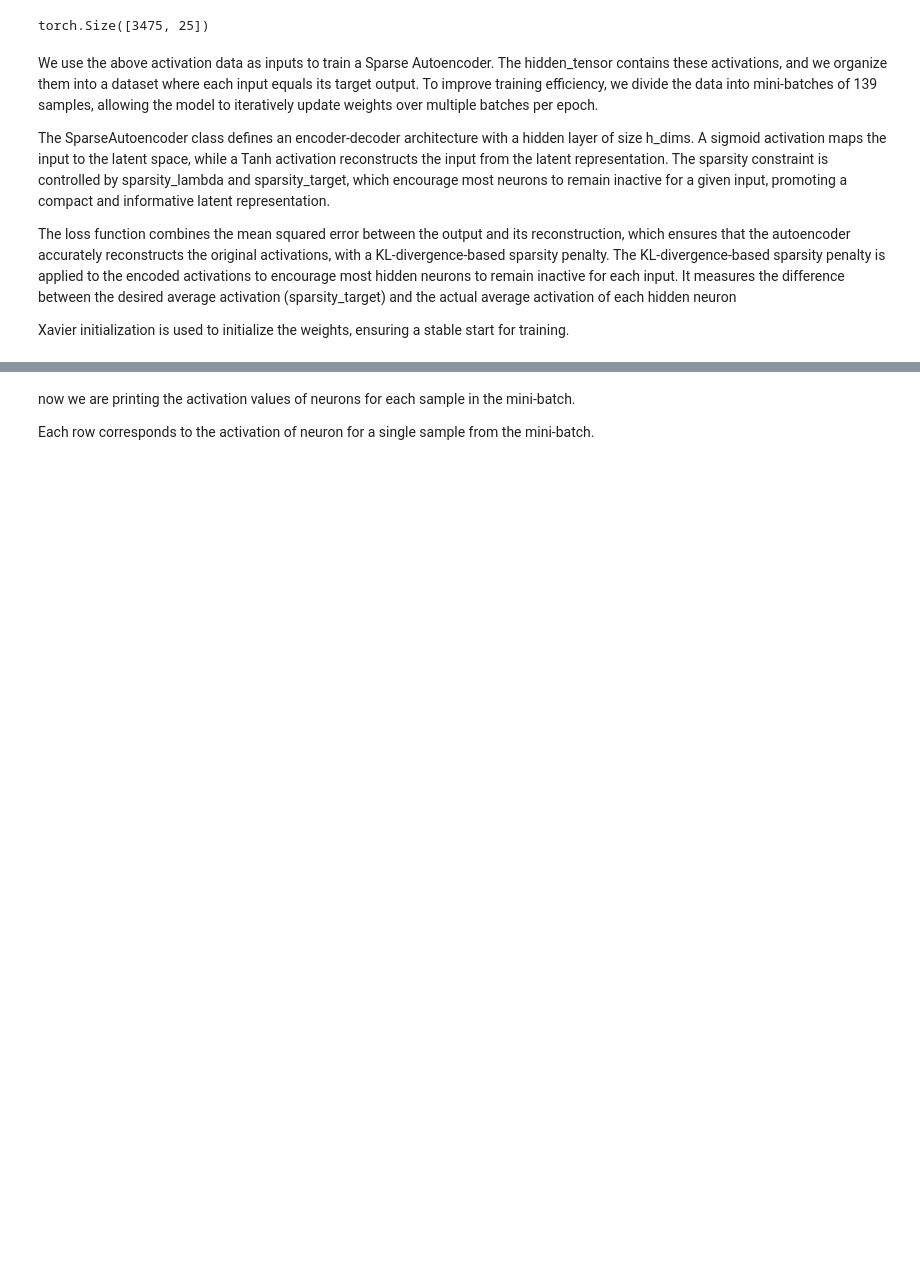
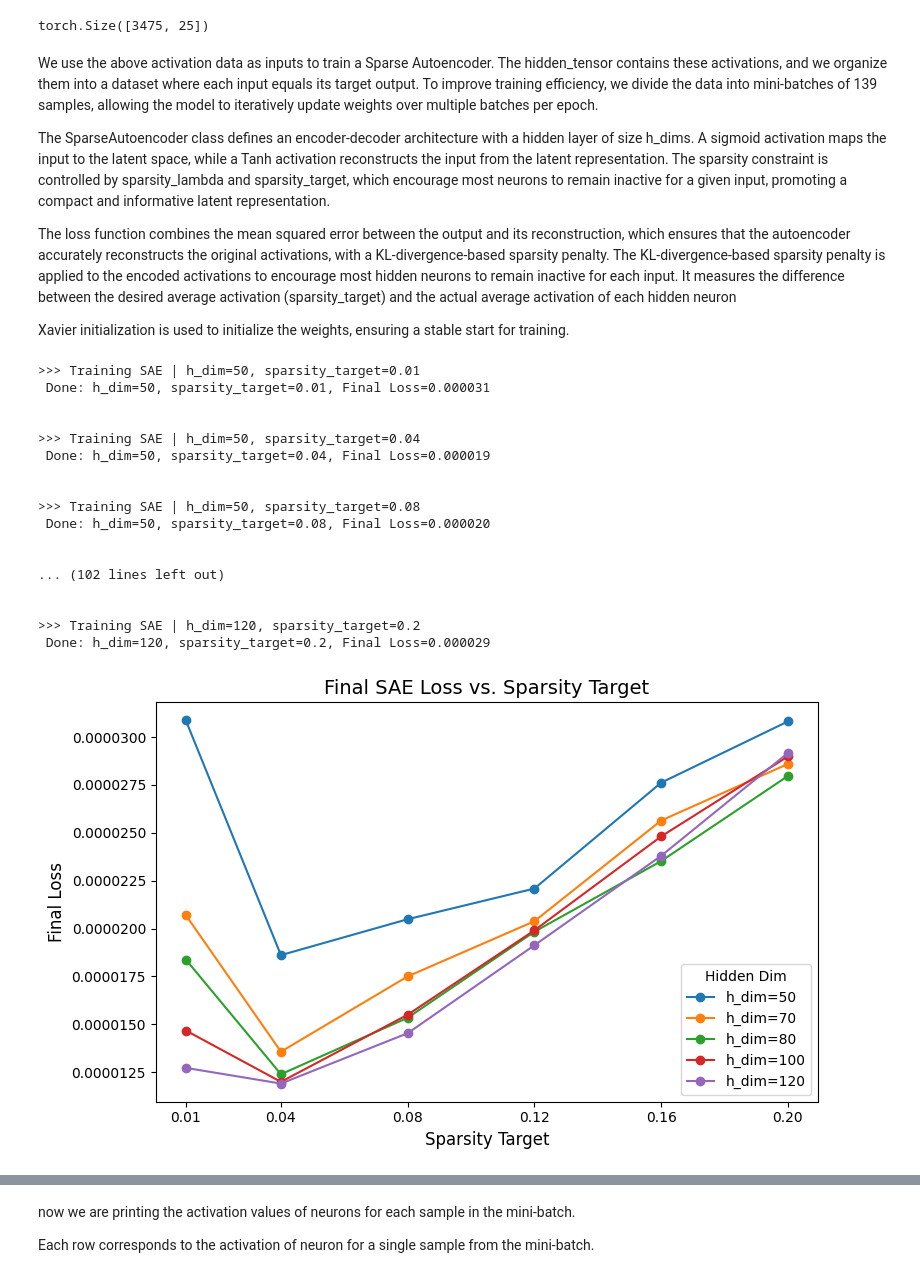
Before and after one commit to Anshu00027/SAE-for-PINNs, a Jupyter notebook: SAE-for-Taylor-Green-Vortex-PINNs.ipynb, the cells around one changed output, grey strips where cells are left out. Saved outputs shown, nothing was run; the diff lists cells and outputs as text; code cells hidden in the pictures; blank space fills up the shorter version.

```diff
--- a/SAE-for-Taylor-Green-Vortex-PINNs.ipynb
+++ b/SAE-for-Taylor-Green-Vortex-PINNs.ipynb
@@ -100,6 +100,83 @@ class SparseAutoencoder(nn.Module):
     def loss_function(self, decoded, x, encoded):
         mse_loss = nn.functional.mse_loss(decoded, x)
         return mse_loss + self.sparsity_penalty(encoded)
+# %%
+# Training SAE for differnet latent dimensions
+
+def train_sae(hidden_tensor, dataloader, h_dim, sparsity_target,
+              sparsity_lambda, lr, n_epochs, device=None):
+    if device is None:
+        device = torch.device('cuda' if torch.cuda.is_available() else 'cpu')
+
+    in_dim = hidden_tensor.shape[1]
+    sae = SparseAutoencoder(in_dim, h_dim, sparsity_lambda, sparsity_target).to(device)
+    optimizer = torch.optim.Adam(sae.parameters(), lr=lr)
+
+    print(f"\n>>> Training SAE | h_dim={h_dim}, sparsity_target={sparsity_target}")
+    for epoch in range(n_epochs):
+        total_loss = 0
+        for batch_x, _ in dataloader:
+            batch_x = batch_x.to(device)
+            optimizer.zero_grad()
+            encoded, decoded = sae(batch_x)
+            loss = sae.loss_function(decoded, batch_x, encoded)
+            loss.backward()
+            optimizer.step()
+            total_loss += loss.item()
+
+    final_loss = total_loss / len(dataloader)
+    print(f" Done: h_dim={h_dim}, sparsity_target={sparsity_target}, Final Loss={final_loss:.6f}\n")
+    return final_loss
+
+# Experiment configurations
+
+h_dims_list = [50,70,80,100,120]      # hidden layer sizes
+sparsity_targets = [0.01,0.04,0.08,0.12,0.16,0.2]   # sparsity targets
+device = torch.device('cuda' if torch.cuda.is_available() else 'cpu')
+
+# Run and store results
+
+results = {}  # store final loss per config
+
+for h_dim in h_dims_list:
+    losses = []
+    for sparsity_target in sparsity_targets:
+        final_loss = train_sae(hidden_tensor, dataloader, h_dim, sparsity_target,
+                               sparsity_lambda=2e-4, lr=1e-3, n_epochs=1000, device=device)
+        losses.append(final_loss)
+    results[h_dim] = losses
+
+# Plot results
+plt.figure(figsize=(8, 5))
+for h_dim, losses in results.items():
+    plt.plot(sparsity_targets, losses, marker='o', label=f'h_dim={h_dim}')
+plt.xlabel('Sparsity Target', fontsize=12)
+plt.ylabel('Final Loss', fontsize=12)
+plt.title('Final SAE Loss vs. Sparsity Target', fontsize=14)
+plt.legend(title='Hidden Dim')
+plt.xticks(sparsity_targets)
+plt.ticklabel_format(axis='y', style='plain')
+plt.tight_layout()
+plt.show()
+# %% [output]
+>>> Training SAE | h_dim=50, sparsity_target=0.01
+ Done: h_dim=50, sparsity_target=0.01, Final Loss=0.000031
+
+
+>>> Training SAE | h_dim=50, sparsity_target=0.04
+ Done: h_dim=50, sparsity_target=0.04, Final Loss=0.000019
+
+
+>>> Training SAE | h_dim=50, sparsity_target=0.08
+ Done: h_dim=50, sparsity_target=0.08, Final Loss=0.000020
+
+
+... (102 lines left out)
+
+
+>>> Training SAE | h_dim=120, sparsity_target=0.2
+ Done: h_dim=120, sparsity_target=0.2, Final Loss=0.000029
+[figure, added]
 # %%
 # Initialize and train
 in_dims = hidden_tensor.shape[1]
```
Also changed, not shown: parts of 8 cells of this notebook.
